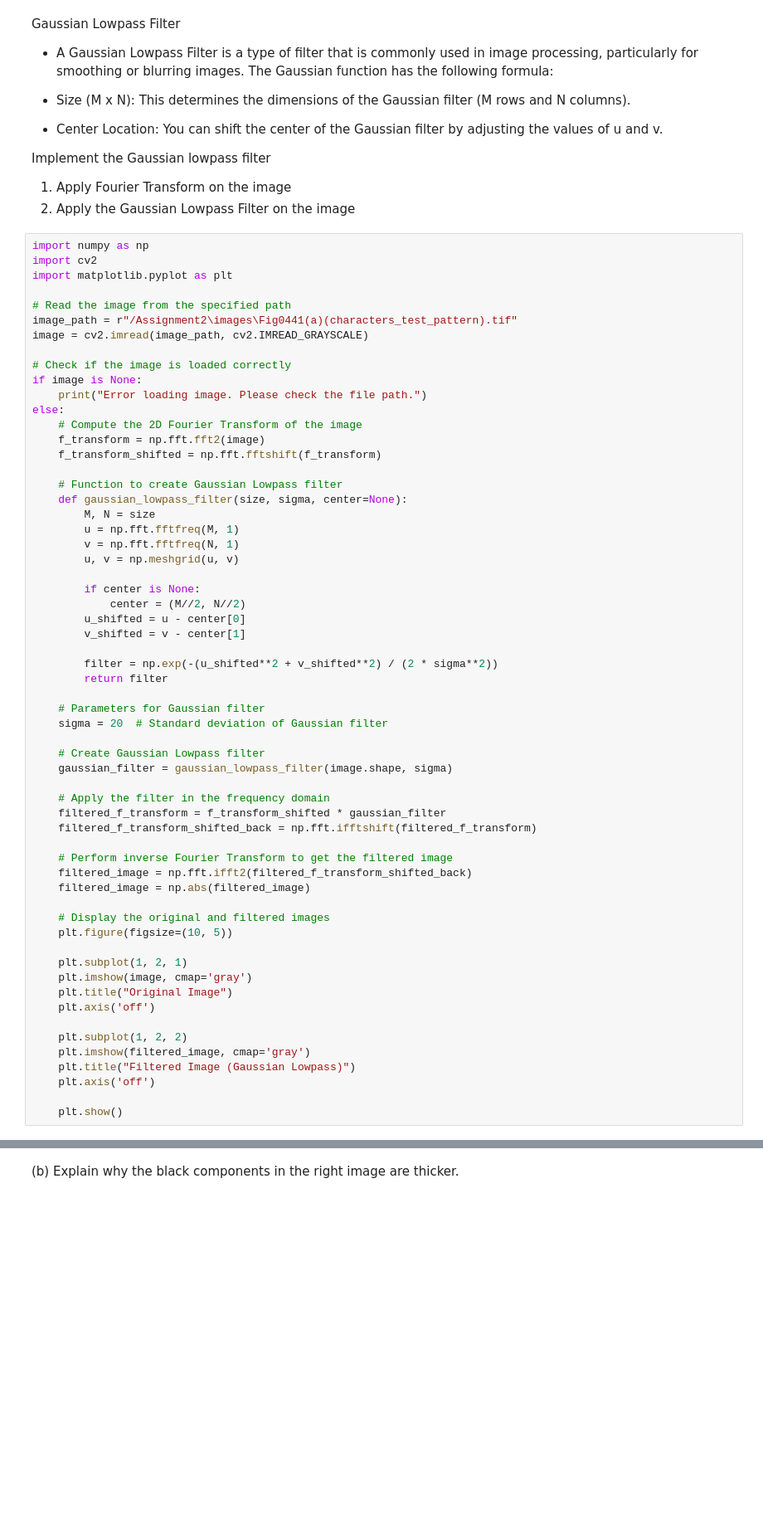
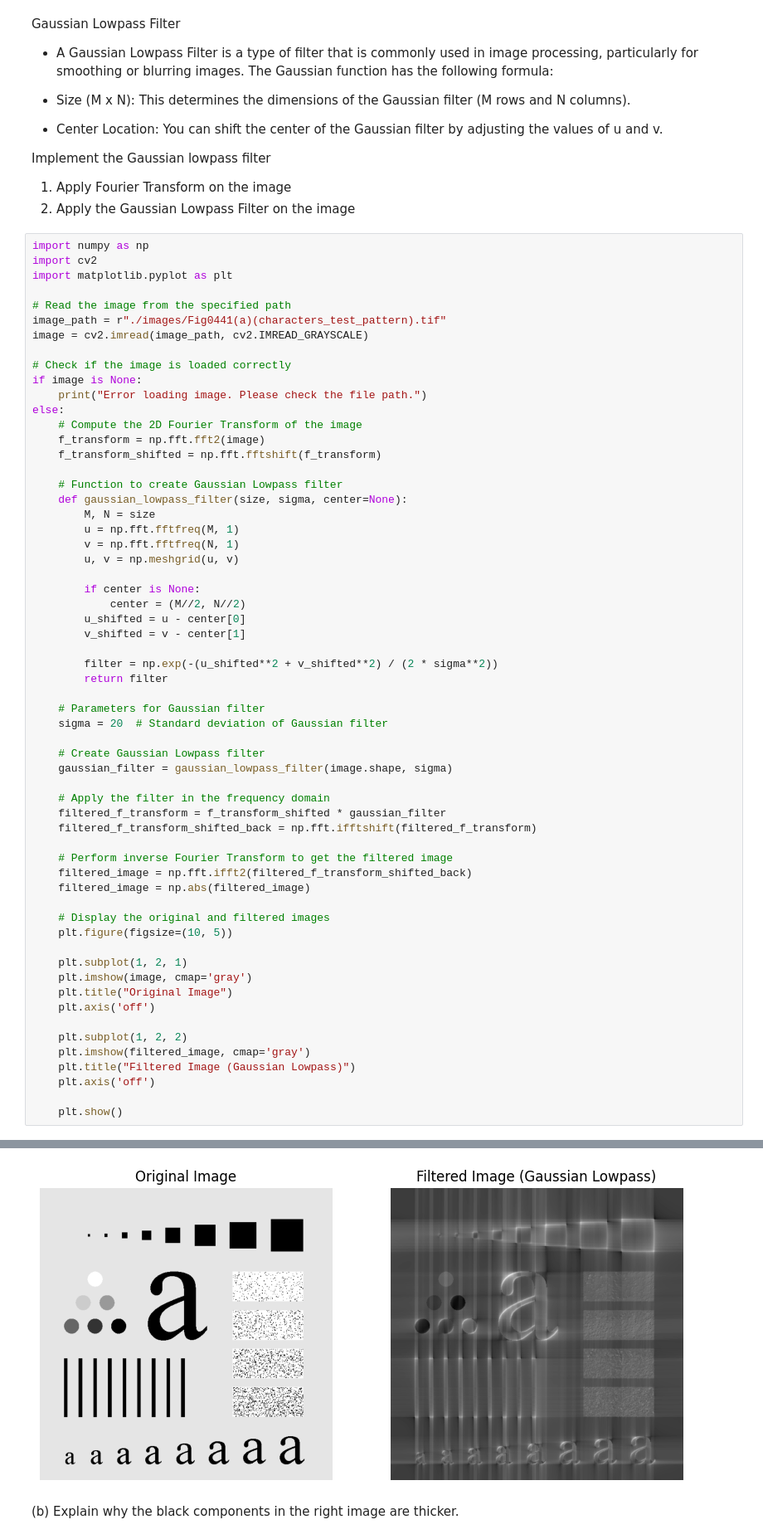
Before and after one commit to Esmtra/Master-s-Degree-Courses, a Jupyter notebook: CSE-617/Assignment2/Assignment2.ipynb, the cells around one changed output, grey strips where cells are left out. Shown at 83% size. Cells and saved outputs as stored; diff of their text form; blank space fills up the shorter version.

```diff
--- a/CSE-617/Assignment2/Assignment2.ipynb
+++ b/CSE-617/Assignment2/Assignment2.ipynb
@@ -35,7 +35,7 @@ import cv2
 import matplotlib.pyplot as plt
 
 # Read the image from the specified path
-image_path = r"/Assignment2\images\Fig0441(a)(characters_test_pattern).tif"
+image_path = r"./images/Fig0441(a)(characters_test_pattern).tif"
 image = cv2.imread(image_path, cv2.IMREAD_GRAYSCALE)
 
 # Check if the image is loaded correctly
@@ -94,3 +93,4 @@ Error loading image. Please check the file path.
+[figure, added]
 # %% [markdown]
 (b) Explain why the black components in the right image are thicker.
 # %% [markdown]
```
Also changed, not shown: parts of 1 cell of this notebook.
